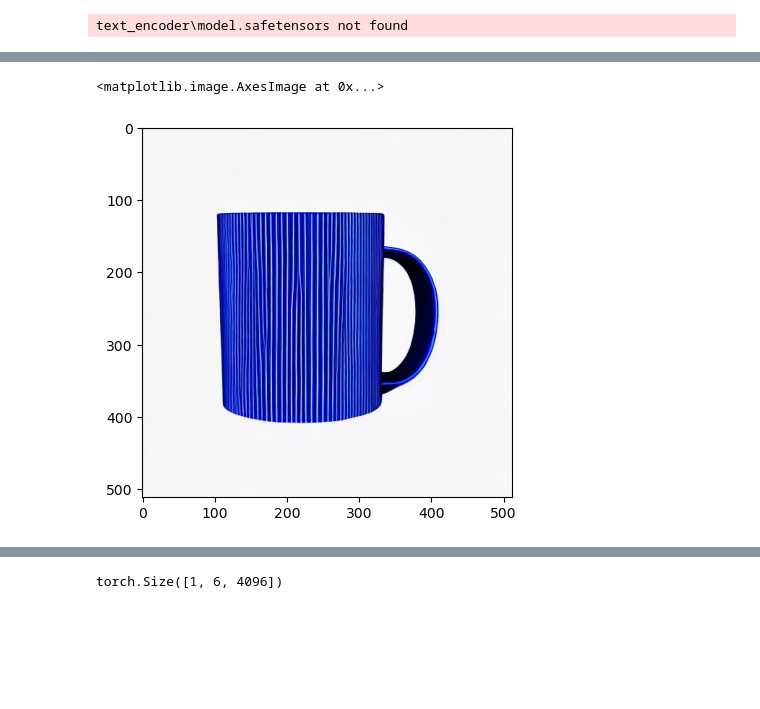
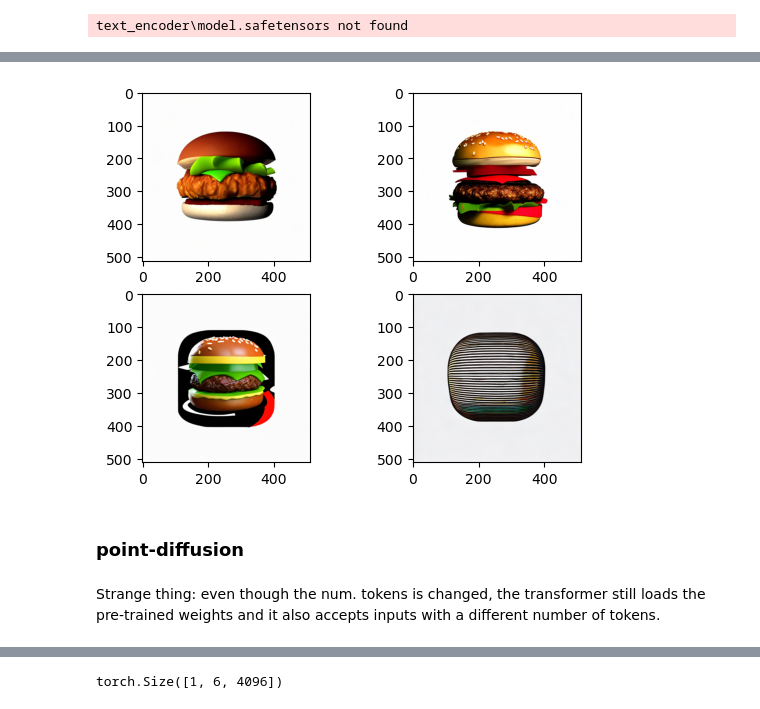
Before and after one commit to halixness/point-e, a Jupyter notebook: notebooks/local_stable_point_e.ipynb, the cells around one changed output, grey strips where cells are left out. Saved outputs shown, nothing was run; the diff lists cells and outputs as text; code cells hidden in the pictures; blank space fills up the shorter version.

```diff
--- a/notebooks/local_stable_point_e.ipynb
+++ b/notebooks/local_stable_point_e.ipynb
@@ -48,5 +37,0 @@ plt.imshow(generated_images[0])
-# %%
-plt.imshow(generated_images[1])
-# %% [output]
-<matplotlib.image.AxesImage at 0x...>
-[figure, removed]
@@ -53,3 +47,13 @@ plt.imshow(generated_images[1])
+# %%
+cols = 2
+rows = (num_views // cols)
+f, axarr = plt.subplots(rows, cols)
+for i in range(num_views):
+    axarr[i // cols, i % cols].imshow(generated_images[i])
+# %% [output]
+[figure, added]
+# %% [markdown]
+### point-diffusion
 # %%
 PILtoTensor = transforms.ToTensor()
 torch.cuda.empty_cache()
@@ -60,6 +64,8 @@ from point_e.diffusion.sampler import PointCloudSampler
 from point_e.models.download import load_checkpoint
 from point_e.models.configs import MODEL_CONFIGS, model_from_config
 from point_e.util.plotting import plot_point_cloud
+# %% [markdown]
+Strange thing: even though the num. tokens is changed, the transformer still loads the pre-trained weights and it also accepts inputs with a different number of tokens.
 # %%
 base_name = 'base300M' # base40M, use base300M or base1B for better results
 
```
Also changed, not shown: parts of 7 cells of this notebook, 3 other files.
